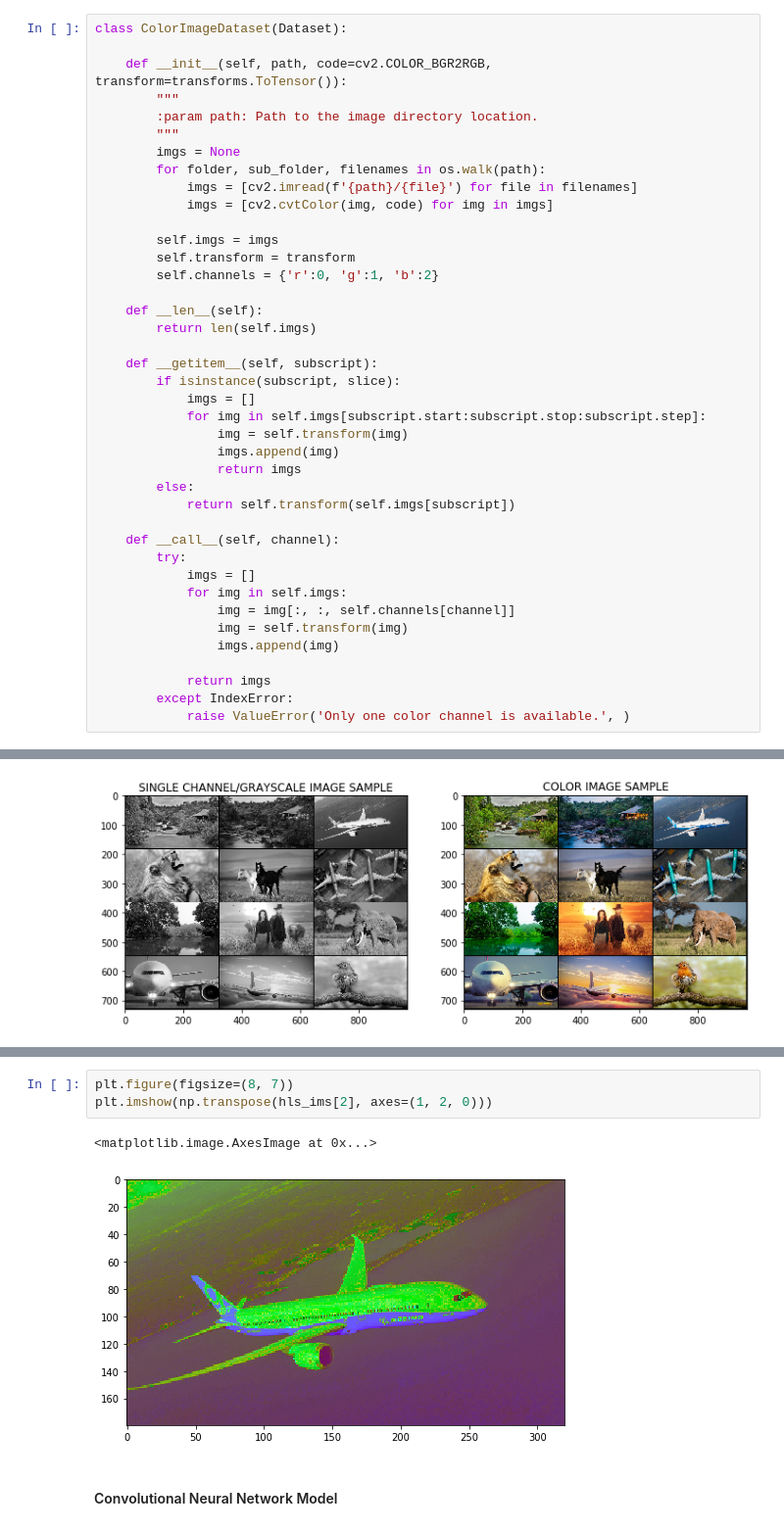
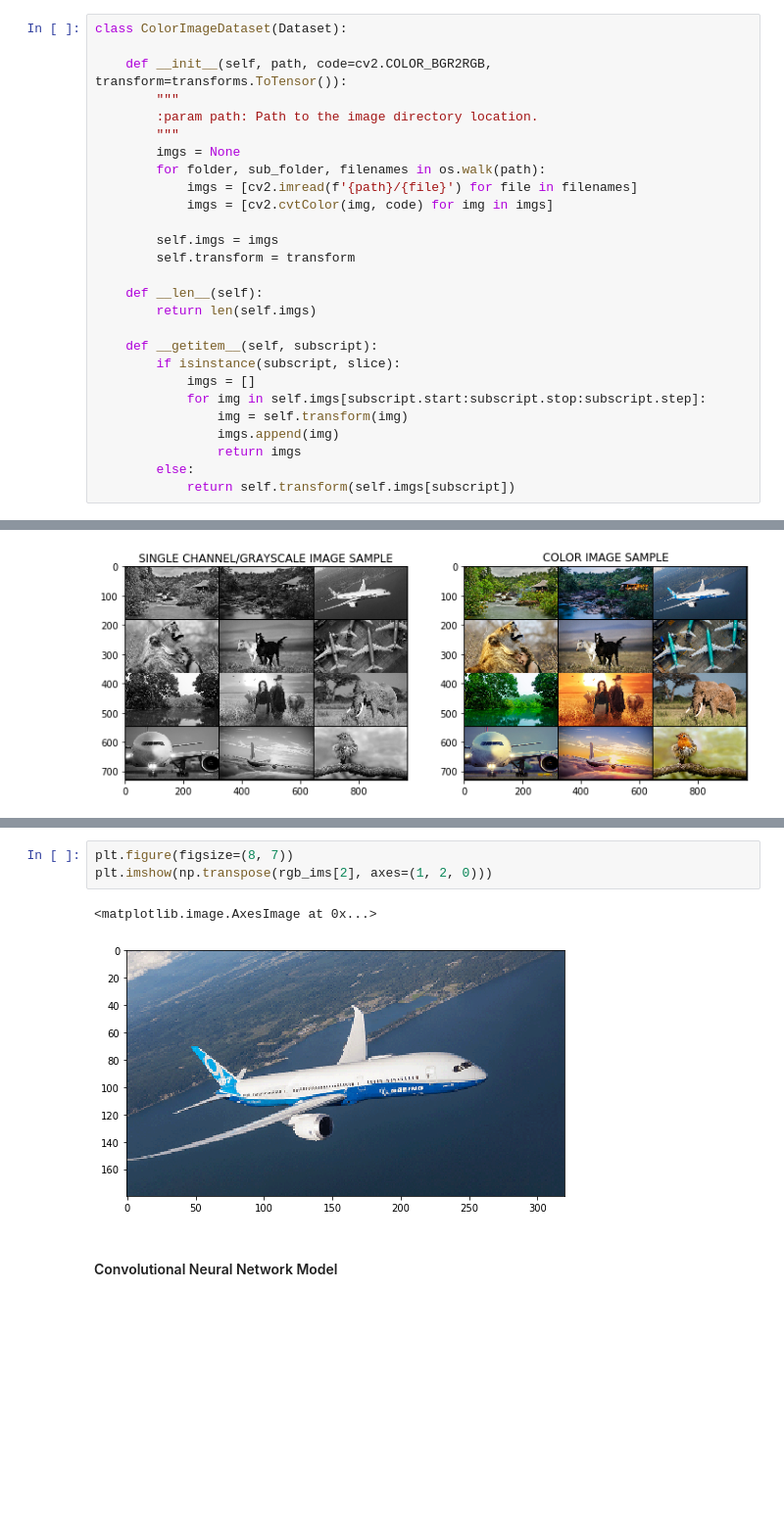
Before and after one commit to sachithdickwella/computervision-pytorch, a Jupyter notebook: src/gray_to_color.ipynb, the cells around one changed output, grey strips where cells are left out. Shown at 98% size. Saved outputs shown, nothing was run; the diff lists cells and outputs as text; blank space fills up the shorter version.

````diff
--- a/src/gray_to_color.ipynb
+++ b/src/gray_to_color.ipynb
@@ -26,7 +25,6 @@ class ColorImageDataset(Dataset):
 
         self.imgs = imgs
         self.transform = transform
-        self.channels = {'r':0, 'g':1, 'b':2}
 
     def __len__(self):
         return len(self.imgs)
@@ -40,18 +38,6 @@ class ColorImageDataset(Dataset):
                 return imgs
         else:
             return self.transform(self.imgs[subscript])
-
-    def __call__(self, channel):
-        try:
-            imgs = []
-            for img in self.imgs:
-                img = img[:, :, self.channels[channel]]
-                img = self.transform(img)
-                imgs.append(img)
-
-            return imgs
-        except IndexError:
-            raise ValueError('Only one color channel is available.', )
 # %% [markdown]
 #### Custom transformation class to resize images with ```OpenCV``` and later this class instance use with other transformation classes with ```transforms.Compose```.
 # %%
@@ -145,9 +93,9 @@ plt.show()
 # %%
 plt.figure(figsize=(8, 7))
-plt.imshow(np.transpose(hls_ims[2], axes=(1, 2, 0)))
+plt.imshow(np.transpose(rgb_ims[2], axes=(1, 2, 0)))
 # %% [output]
 <matplotlib.image.AxesImage at 0x...>
-[figure, old version]
+[figure, new version]
 # %% [markdown]
 ####  Convolutional Neural Network Model
 # %%
````
Also changed, not shown: parts of 14 cells of this notebook.
